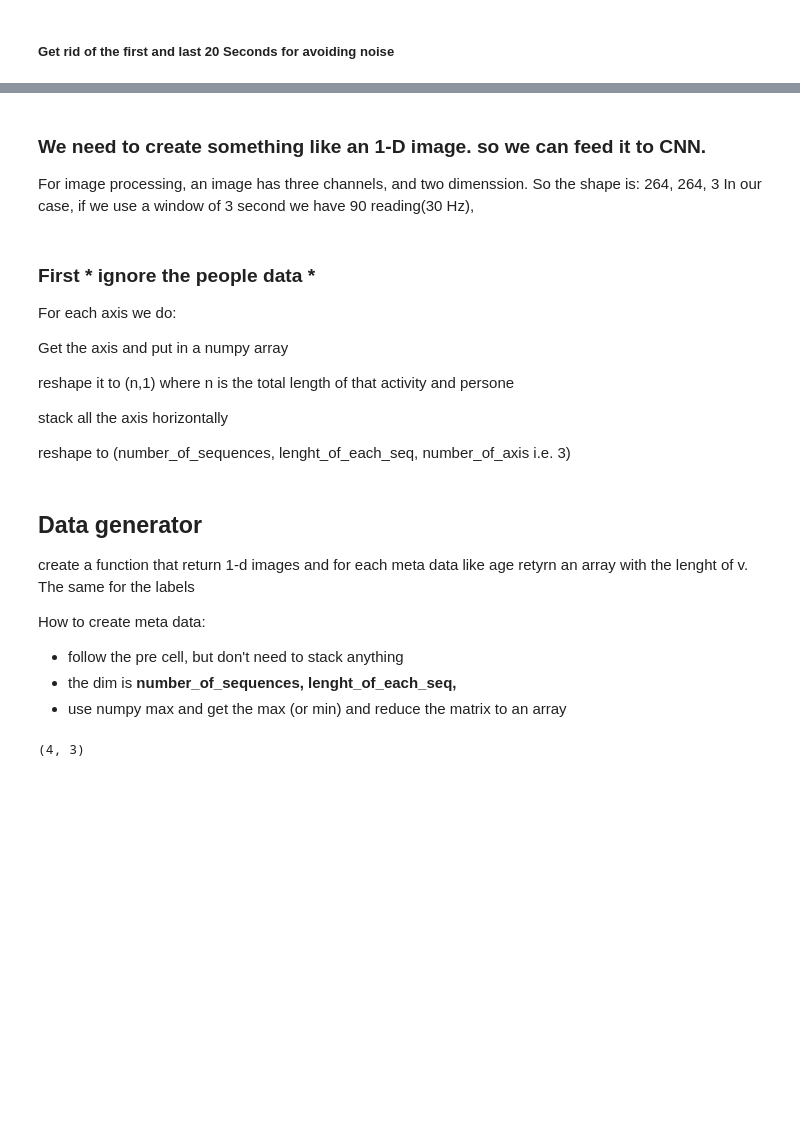
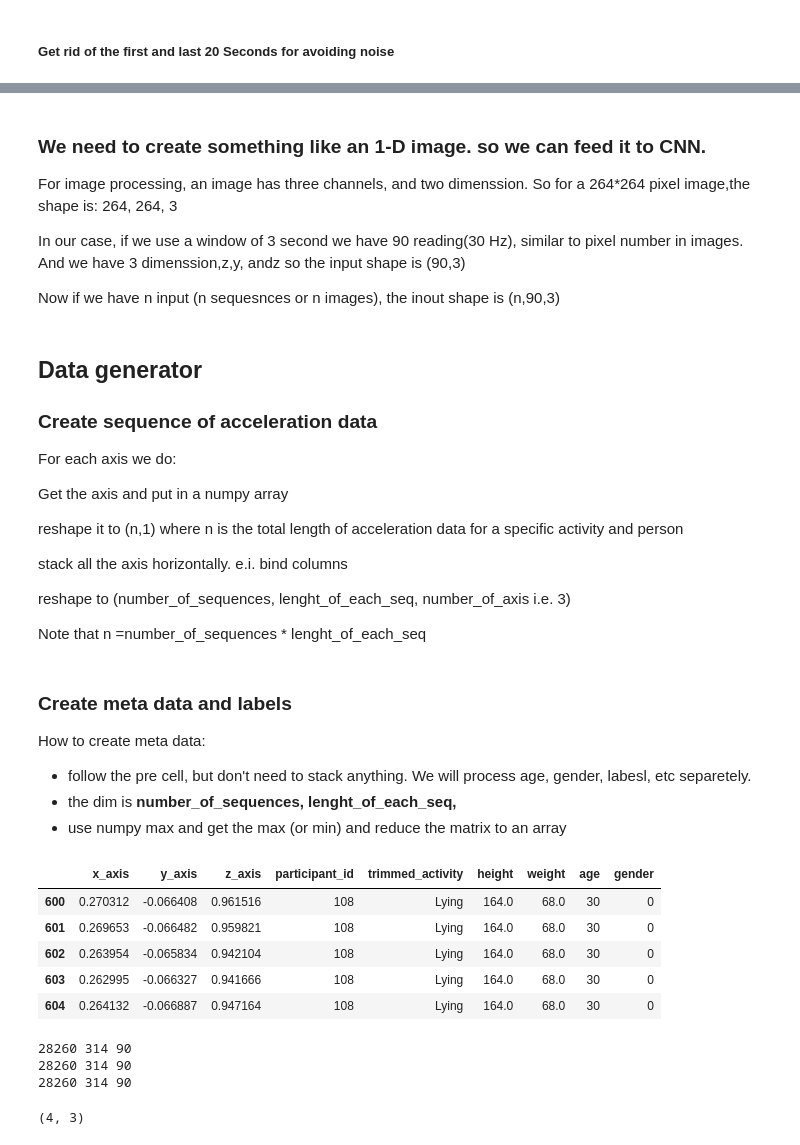
Before and after one commit to khataei/PE-classification-DeepLearning, a Jupyter notebook: DataPrep-Deep.ipynb, the cells around one changed output, grey strips where cells are left out. Drawn from its saved outputs; the diff is of its cells as text; code cells hidden in the pictures; blank space fills up the shorter version.

Commit message:
data cleaning in progress- using numpy arrays

```diff
--- a/DataPrep-Deep.ipynb
+++ b/DataPrep-Deep.ipynb
@@ -103,6 +106,6 @@ for level in PE_levels:
     df_clean = pd.concat([df_clean, df_level_clean])
 
 
-df_clean = df_clean.drop('participant_id', axis = 1)
+# df_clean = df_clean.drop('participant_id', axis = 1)
 # %% [output]
 working on Lying level
@@ -124,30 +127,80 @@ working on 156 participant
 working on 157 participant
 # %% [markdown]
 ### We need to create something like an 1-D image. so we can feed it to CNN.
-For image processing, an image has three channels, and two dimenssion. So the shape is:
+For image processing, an image has three channels, and two dimenssion. So for a 264*264 pixel image,the shape is:
 264, 264, 3
-In our case, if we use a window of 3 second we have 90 reading(30 Hz),
+
+In our case, if we use a window of 3 second we have 90 reading(30 Hz), similar to pixel number in images. And we have 3 dimenssion,z,y, andz so the input shape is (90,3)
+
+Now if we have n input (n sequesnces or n images), the inout shape is (n,90,3)
 # %% [markdown]
-### First * ignore the people data *
+## Data generator
+
+### Create sequence of acceleration data
 
 For each axis we do:
 
 
 Get the axis and put in a numpy array
 
-reshape it to (n,1) where n is the total length of that activity and persone
+reshape it to (n,1) where n is the total length of acceleration data for a specific activity and person
 
-stack all the axis horizontally
+stack all the axis horizontally. e.i. bind columns
 
 reshape to (number_of_sequences, lenght_of_each_seq, number_of_axis i.e. 3)
+
+Note that n =number_of_sequences * lenght_of_each_seq
 # %% [markdown]
-## Data generator
-create a function that  return 1-d images and for each meta data like age retyrn an array with the lenght of v. The same for the labels
+### Create meta data and labels
+
 
 How to create meta data:
-- follow the pre cell, but don't need to stack anything
+- follow the pre cell, but don't need to stack anything. We will process age, gender, labesl, etc separetely.
 - the dim is **number_of_sequences, lenght_of_each_seq,**
 - use numpy max and get the max (or min) and reduce the matrix to an array
+# %%
+df_clean.head()
+# %% [output]
+|  | x_axis | y_axis | z_axis | participant_id | trimmed_activity | height | weight | age | gender |
+| 600 | 0.270312 | -0.066408 | 0.961516 | 108 | Lying | 164.0 | 68.0 | 30 | 0 |
+| 601 | 0.269653 | -0.066482 | 0.959821 | 108 | Lying | 164.0 | 68.0 | 30 | 0 |
+| 602 | 0.263954 | -0.065834 | 0.942104 | 108 | Lying | 164.0 | 68.0 | 30 | 0 |
+| 603 | 0.262995 | -0.066327 | 0.941666 | 108 | Lying | 164.0 | 68.0 | 30 | 0 |
+| 604 | 0.264132 | -0.066887 | 0.947164 | 108 | Lying | 164.0 | 68.0 | 30 | 0 |
+# %%
+# sequence generator
+# output size (number_of_sequences, lenght_of_each_seq, number_of_axis i.e. 3)
+# for level in PE_levels:
+#     print("working on {} level".format(level))
+#     for partip in participant_list:
+#         df_temp = df_level[df_clean['participant_id'] == partip]
+#         df_temp_nrow = df_temp.shape[0]
+#         df_temp = df_temp.iloc[n_ignore:df_temp_nrow-n_ignore,]
+#         df_level_clean = pd.concat([df_level_clean, df_temp])
+#         print("working on {} participant".format(partip))
+
+# repeat for all axes
+axes_list = ['x_axis','y_axis','z_axis']
+seq_array = np.empty
+
+for axis in axes_list:
+
+    # filter based on activity and participant id
+    working_array = df_clean[axis][df_clean.trimmed_activity == 'Lying'][df_clean.participant_id == 120]
+
+    #  to numpy()
+    working_array = np.array(working_array)
+    # working_array.reshape(28290,1)
+    # prone the size so it's devisable to lenght_of_each_seq
+    number_of_sequences = working_array.shape[0] // lenght_of_each_seq
+    n_row= number_of_sequences * lenght_of_each_seq
+    print(n_row, number_of_sequences, lenght_of_each_seq)
+    working_array = working_array[:n_row].reshape(n_row, 1)
+    working_array.shape
+# %% [output]
+28260 314 90
+28260 314 90
+28260 314 90
 # %%
 # testing reshaping = Worked
 x = np.arange(8).reshape(8,1)
```
Also changed, not shown: parts of 2 cells of this notebook.
